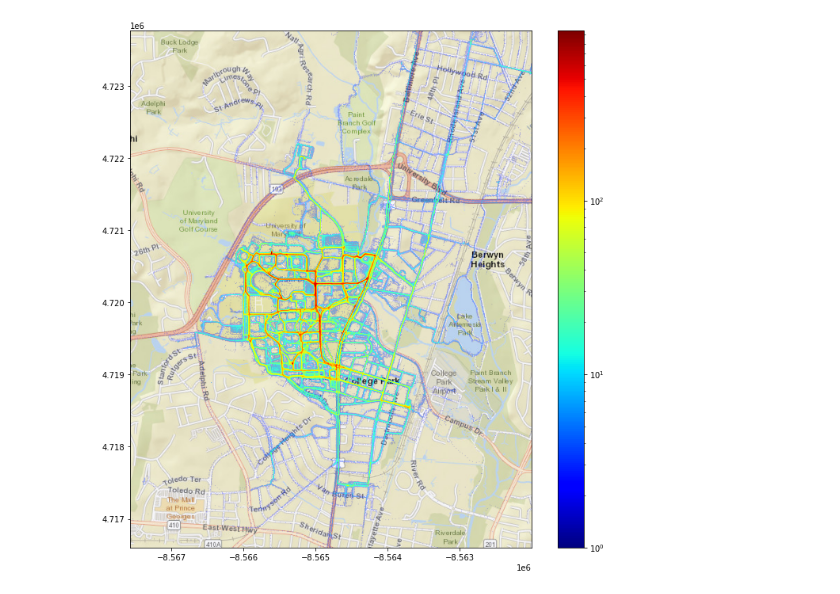
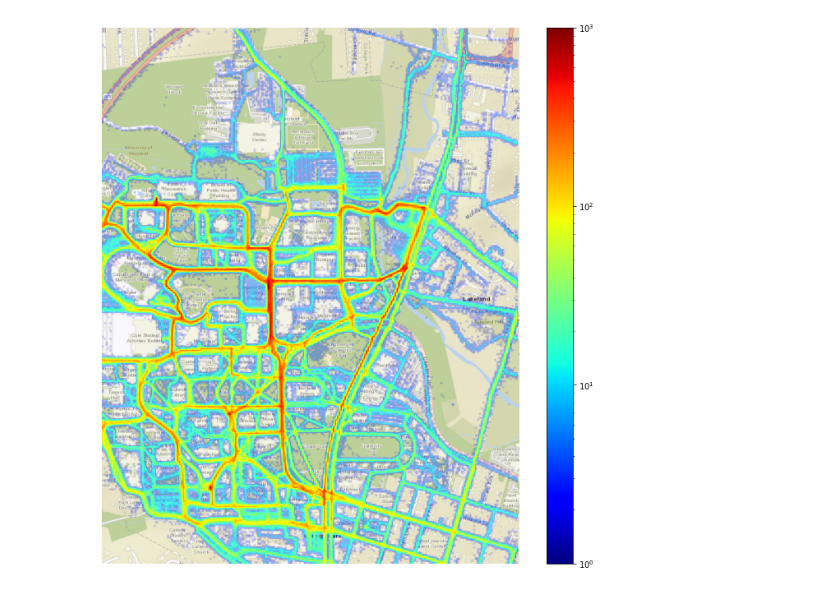
Before and after one commit to EntropicEffect/UMD_DC_2021_Team29, a Jupyter notebook: Heatmap.ipynb, the cells around one changed output. Cells and saved outputs as stored; diff of their text form; code cells hidden in the pictures.

```diff
--- a/Heatmap.ipynb
+++ b/Heatmap.ipynb
@@ -138,7 +138,7 @@ def generate_heatmap_data(df, data_type, center_lon = -76.9388, center_lat = 38.
     return points_map, west, south, east, north, x_min, x_max, y_max, y_min
 
 def plot_heatmap_data(points_map,west, south, east, north, x_min, x_max, y_max, y_min,lod = 2,
-    log_scale = True,cmap = mpl.cm.jet):
+    log_scale = True,cmap = mpl.cm.jet, v_min = 1, v_max = 1000):
 
     img, ext = cx.bounds2raster(west,
                                  south,
@@ -153,10 +153,8 @@ def plot_heatmap_data(points_map,west, south, east, north, x_min, x_max, y_max,
 
     alpha_map = points_map/np.max(points_map)
 
-    v_min = np.min(points_map)
-    v_max = np.max(points_map)
 
-    norm = mpl.colors.LogNorm(vmin=10**v_min, vmax=10**v_max)
+    norm = mpl.colors.LogNorm(vmin=v_min, vmax=v_max)
 
 
     fig, ax = plt.subplots(figsize=(12,12))
@@ -173,6 +171,8 @@ def plot_heatmap_data(points_map,west, south, east, north, x_min, x_max, y_max,
         cmap =cmap
     )
     fig.colorbar(mpl.cm.ScalarMappable(norm=norm, cmap=cmap))
+    ax.set_axis_off()
+    return fig,ax
 
 def is_weekday(timestamp):
     dt = datetime.fromisoformat(timestamp)
@@ -184,8 +184,6 @@ def is_weekday(timestamp):
 def return_year(timestamp):
     dt = datetime.fromisoformat(timestamp)
     return dt.year
-
-def
 # %%
 df = pd.read_csv("Data_Lv3_UMDOTS_Escooters.csv")
 # %%
@@ -195,11 +193,11 @@ df_weekday = df[df['CREATED'].apply(is_weekday)]
 df_2019    = df[df['CREATED'].apply(return_year) == 2019]
 df_2020    = df[df['CREATED'].apply(return_year) == 2020]
 # %%
-points_map, west, south, east, north, x_min, x_max, y_max, y_min = generate_heatmap_data(df_weekday, 'path')
+points_map, west, south, east, north, x_min, x_max, y_max, y_min = generate_heatmap_data(df_weekday, 'path',deg_extent=0.01)
 # %%
-plot_heatmap_data(points_map, west, south, east, north, x_min, x_max, y_max, y_min)
+fig_out, ax_out = plot_heatmap_data(points_map, west, south, east, north, x_min, x_max, y_max, y_min)
 # %% [output]
-[figure, old version]
+[figure, new version]
 # %%
 import csv
 
```
Also changed, not shown: parts of 4 cells of this notebook.
